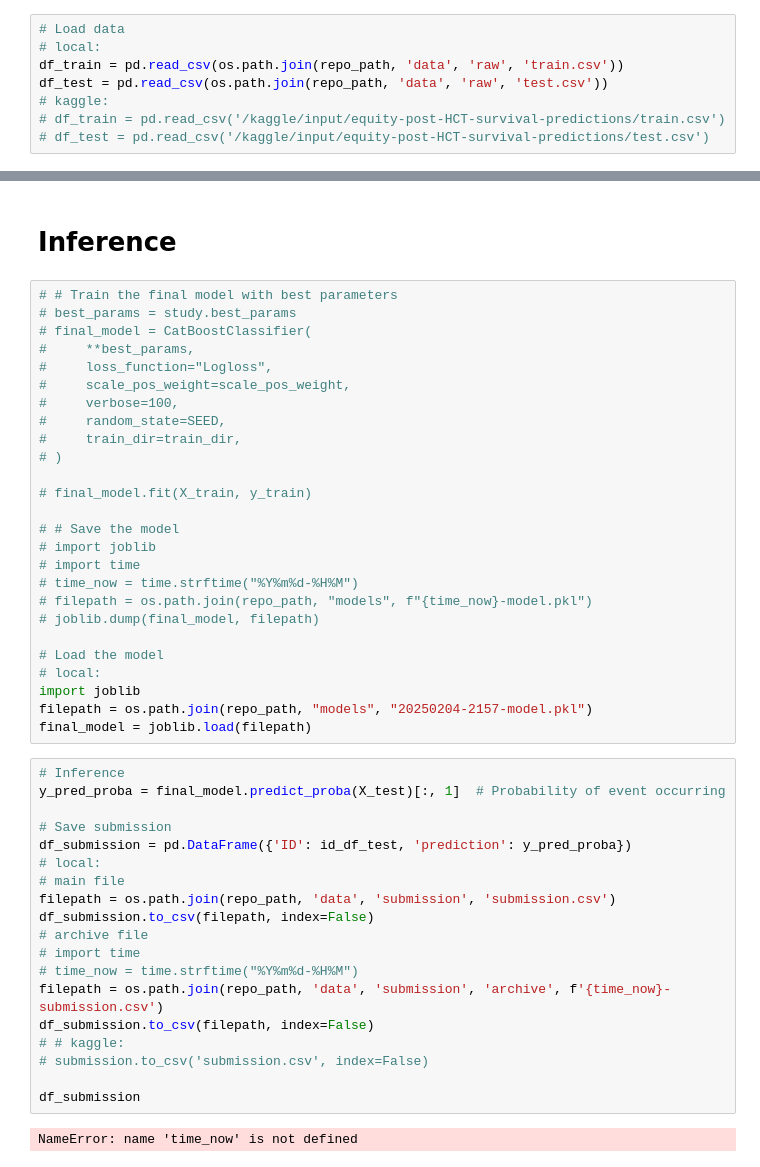
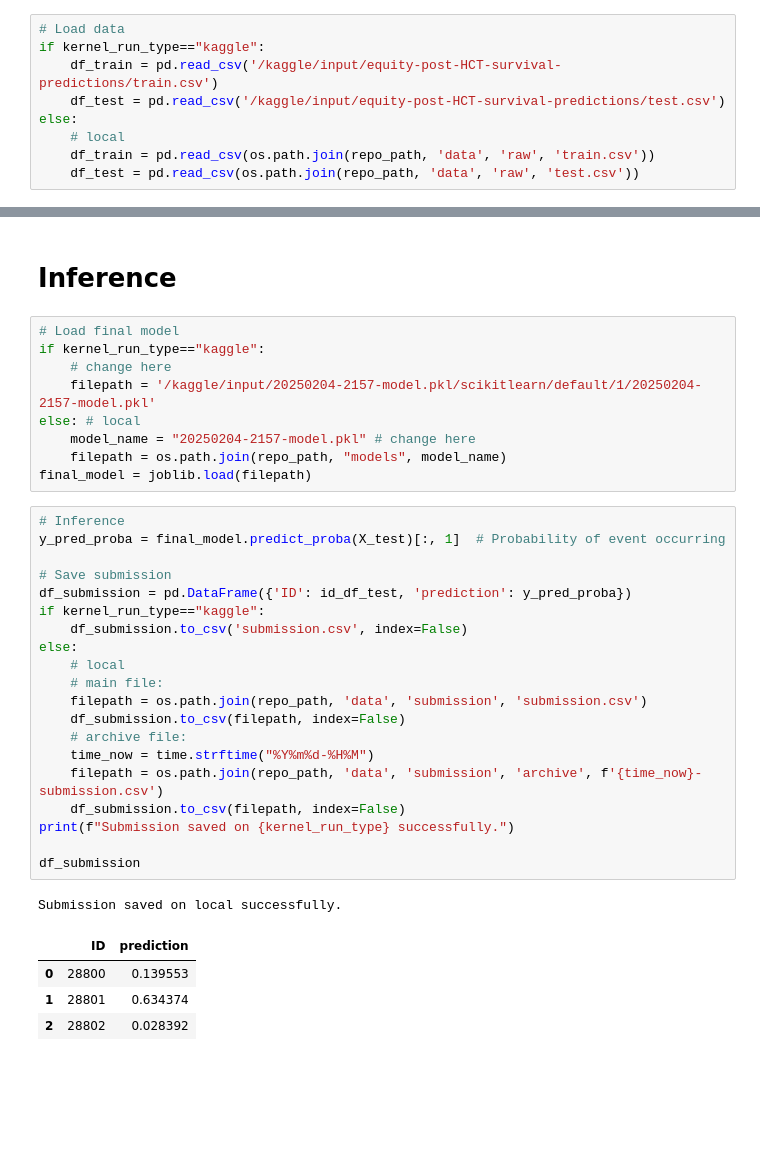
Before and after one commit to pupipatsk/CIBMTR-equity-post-HCT-survival-predictions, a Jupyter notebook: notebooks/main.ipynb, the cells around one changed output, grey strips where cells are left out. Drawn from its saved outputs; the diff is of its cells as text; blank space fills up the shorter version.

Commit message:
submission-v6

```diff
--- a/notebooks/main.ipynb
+++ b/notebooks/main.ipynb
@@ -446,11 +457,12 @@ from lifelines.utils import concordance_index
 # %%
 # Load data
-# local:
-df_train = pd.read_csv(os.path.join(repo_path, 'data', 'raw', 'train.csv'))
-df_test = pd.read_csv(os.path.join(repo_path, 'data', 'raw', 'test.csv'))
-# kaggle:
-# df_train = pd.read_csv('/kaggle/input/equity-post-HCT-survival-predictions/train.csv')
-# df_test = pd.read_csv('/kaggle/input/equity-post-HCT-survival-predictions/test.csv')
+if kernel_run_type=="kaggle":
+    df_train = pd.read_csv('/kaggle/input/equity-post-HCT-survival-predictions/train.csv')
+    df_test = pd.read_csv('/kaggle/input/equity-post-HCT-survival-predictions/test.csv')
+else:
+    # local
+    df_train = pd.read_csv(os.path.join(repo_path, 'data', 'raw', 'train.csv'))
+    df_test = pd.read_csv(os.path.join(repo_path, 'data', 'raw', 'test.csv'))
 # %% [markdown]
 # Preprocessing
 # %%
@@ -661,49 +728,37 @@ def print_optuna_results(study):
 # %% [markdown]
 # Inference
-# %%
-# # Train the final model with best parameters
-# best_params = study.best_params
-# final_model = CatBoostClassifier(
-#     **best_params,
-#     loss_function="Logloss",
-#     scale_pos_weight=scale_pos_weight,
-#     verbose=100,
-#     random_state=SEED,
-#     train_dir=train_dir,
-# )
-
-# final_model.fit(X_train, y_train)
-
-# # Save the model
-# import joblib
-# import time
-# time_now = time.strftime("%Y%m%d-%H%M")
-# filepath = os.path.join(repo_path, "models", f"{time_now}-model.pkl")
-# joblib.dump(final_model, filepath)
-
-# Load the model
-# local:
-import joblib
-filepath = os.path.join(repo_path, "models", "20250204-2157-model.pkl")
-final_model = joblib.load(filepath)
+# %%
+# Load final model
+if kernel_run_type=="kaggle":
+    # change here
+    filepath = '/kaggle/input/20250204-2157-model.pkl/scikitlearn/default/1/20250204-2157-model.pkl'
+else: # local
+    model_name = "20250204-2157-model.pkl" # change here
+    filepath = os.path.join(repo_path, "models", model_name)
+final_model = joblib.load(filepath)
 # %%
 # Inference
 y_pred_proba = final_model.predict_proba(X_test)[:, 1]  # Probability of event occurring
 
 # Save submission
 df_submission = pd.DataFrame({'ID': id_df_test, 'prediction': y_pred_proba})
-# local:
-# main file
-filepath = os.path.join(repo_path, 'data', 'submission', 'submission.csv')
-df_submission.to_csv(filepath, index=False)
-# archive file
-# import time
-# time_now = time.strftime("%Y%m%d-%H%M")
-filepath = os.path.join(repo_path, 'data', 'submission', 'archive', f'{time_now}-submission.csv')
-df_submission.to_csv(filepath, index=False)
-# # kaggle:
-# submission.to_csv('submission.csv', index=False)
+if kernel_run_type=="kaggle":
+    df_submission.to_csv('submission.csv', index=False)
+else:
+    # local
+    # main file:
+    filepath = os.path.join(repo_path, 'data', 'submission', 'submission.csv')
+    df_submission.to_csv(filepath, index=False)
+    # archive file:
+    time_now = time.strftime("%Y%m%d-%H%M")
+    filepath = os.path.join(repo_path, 'data', 'submission', 'archive', f'{time_now}-submission.csv')
+    df_submission.to_csv(filepath, index=False)
+print(f"Submission saved on {kernel_run_type} successfully.")
 
 df_submission
 # %% [output]
-NameError: name 'time_now' is not defined
+Submission saved on local successfully.
+|  | ID | prediction |
+| 0 | 28800 | 0.139553 |
+| 1 | 28801 | 0.634374 |
+| 2 | 28802 | 0.028392 |
```
Also changed, not shown: parts of 5 cells of this notebook, 9 other files.
